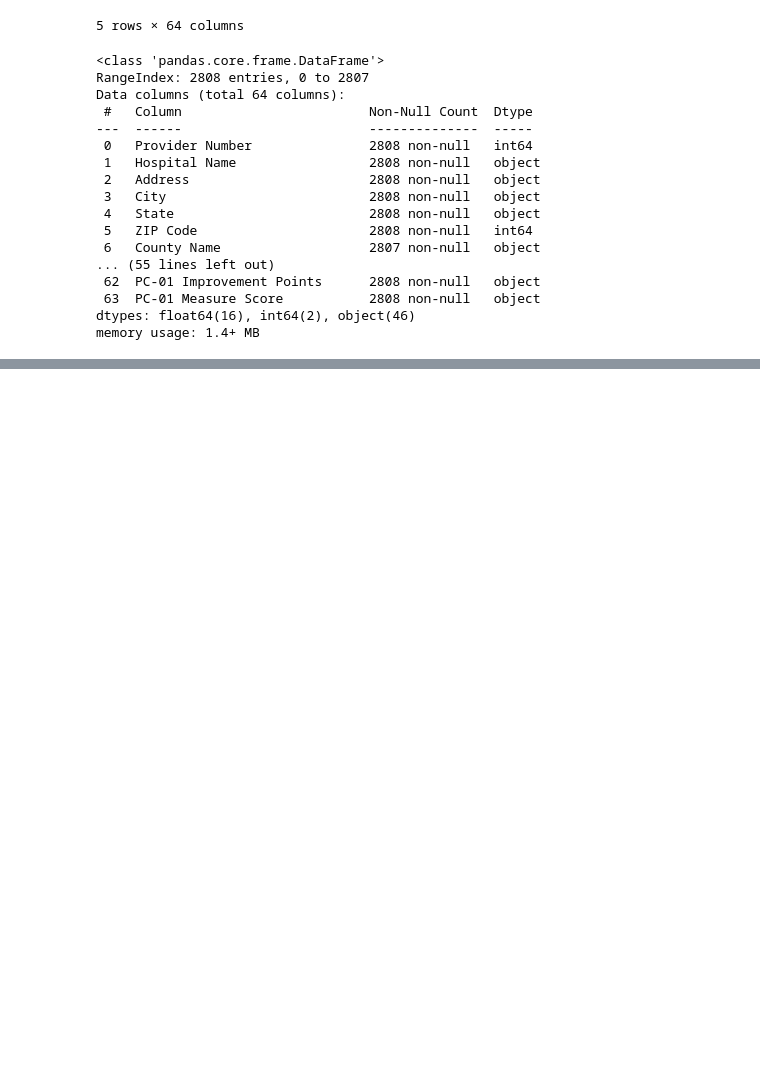
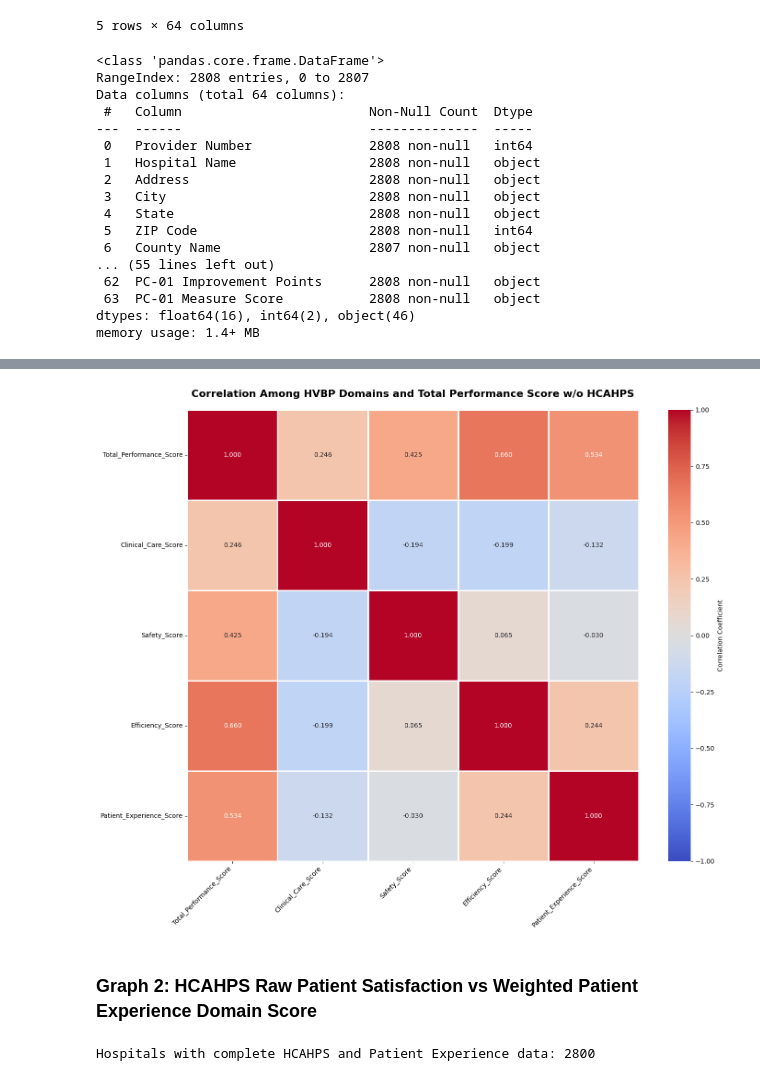
Before and after one commit to 4uroraL1g/HTM737-homework-an, a Jupyter notebook: final_report/report.ipynb, the cells around one changed output, grey strips where cells are left out. Saved outputs shown, nothing was run; the diff lists cells and outputs as text; code cells hidden in the pictures; blank space fills up the shorter version.

```diff
--- a/final_report/report.ipynb
+++ b/final_report/report.ipynb
@@ -178,0 +441,36 @@ Since this is a complex dataset we will do the cleaning process on the go, becau
+# %%
+# Calculate correlation matrix without HCAHPS_Score
+correlation_matrix = df_analysis_first_graph[['Total_Performance_Score', 'Clinical_Care_Score',
+                                               'Safety_Score', 'Efficiency_Score', 'Patient_Experience_Score']].corr()
+
+# Create the heatmap
+plt.figure(figsize=(15, 12))
+
+sns.heatmap(correlation_matrix,
+            annot=True,
+            fmt='.3f',
+            cmap='coolwarm',
+            center=0,
+            square=True,
+            linewidths=1,
+            cbar_kws={'label': 'Correlation Coefficient'},
+            vmin=-1, vmax=1)
+
+plt.title('Correlation Among HVBP Domains and Total Performance Score w/o HCAHPS',
+          fontsize=16, fontweight='bold', pad=20)
+plt.xticks(rotation=45, ha='right')
+plt.yticks(rotation=0)
+plt.tight_layout()
+plt.savefig('correlation_heatmap.png', dpi=300) # Save the figure
+plt.show()
+# %% [output]
+[figure, added]
+# %% [markdown]
+### Graph 2: HCAHPS Raw Patient Satisfaction vs Weighted Patient Experience Domain Score
+# %%
+# Create dataset with complete HCAHPS and Patient Experience scores
+df_analysis_second_graph = df_analysis_first_graph[['HCAHPS_Score', 'Patient_Experience_Score', 'Hospital Name']].dropna()
+
+print(f"Hospitals with complete HCAHPS and Patient Experience data: {len(df_analysis_second_graph)}")
+# %% [output]
+Hospitals with complete HCAHPS and Patient Experience data: 2800
```
Also changed, not shown: parts of 21 cells of this notebook, 1 other file.
